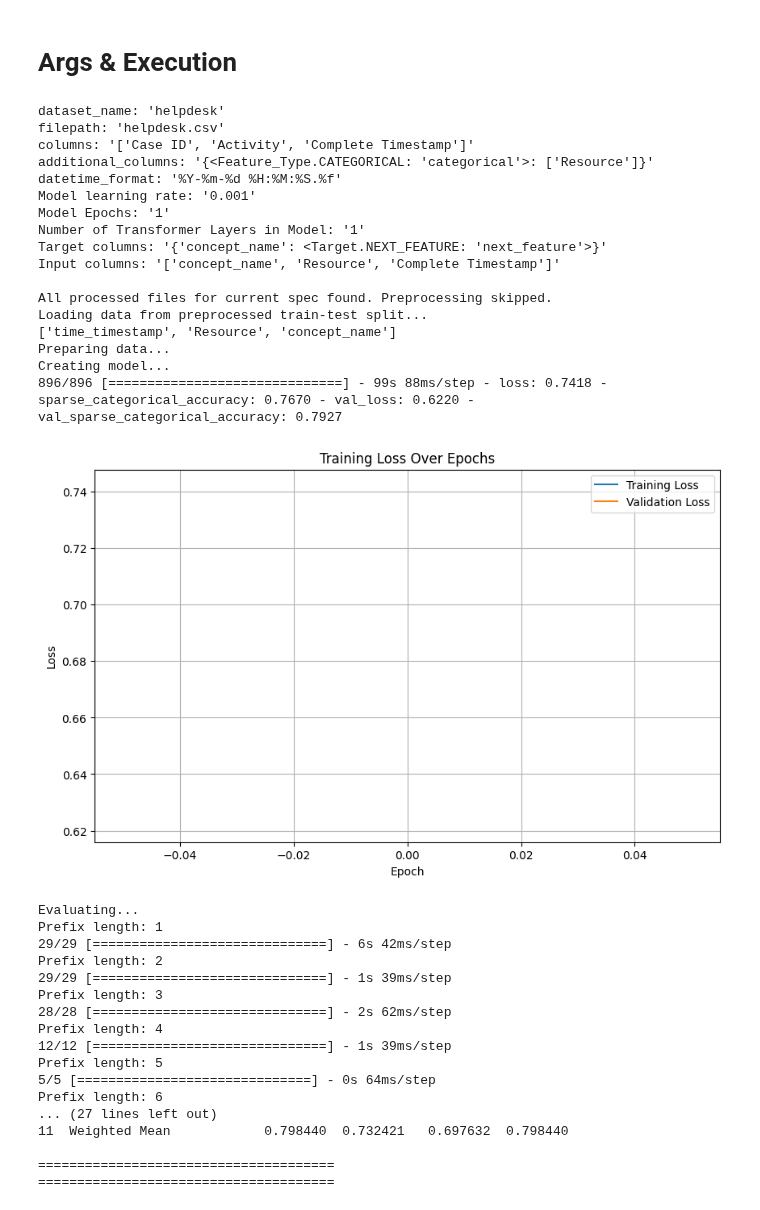
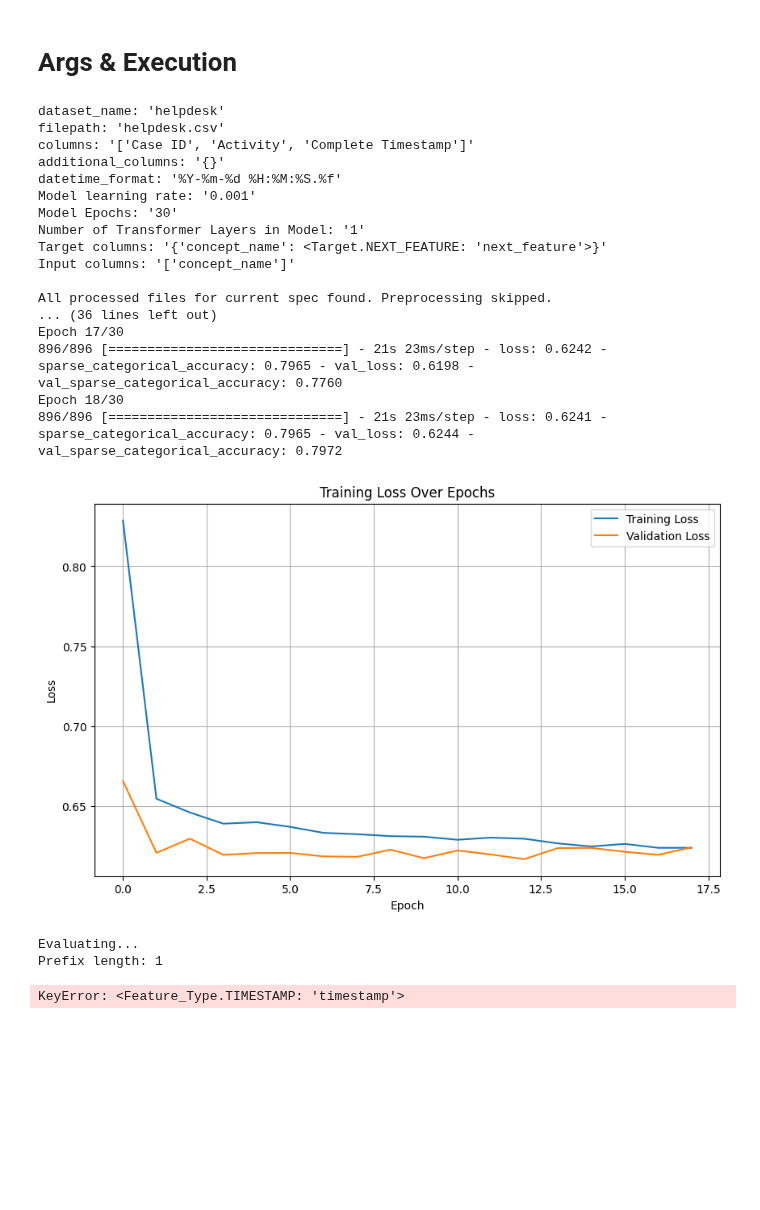
Before and after one commit to venividivincii/MasterThesis, a Jupyter notebook: MultiTaskTransformer/main.ipynb, the cells around one changed output. Cells and saved outputs as stored; diff of their text form; code cells hidden in the pictures; blank space fills up the shorter version.

```diff
--- a/MultiTaskTransformer/main.ipynb
+++ b/MultiTaskTransformer/main.ipynb
@@ -254,7 +254,7 @@ class pipeline:
         # EarlyStopping callback
         early_stopping = tf.keras.callbacks.EarlyStopping(
             monitor='val_loss',  # You can also monitor 'val_sparse_categorical_accuracy'
-            patience=3,  # Number of epochs with no improvement after which training will be stopped
+            patience=5,  # Number of epochs with no improvement after which training will be stopped
             restore_best_weights=True  # Restore model weights from the epoch with the best value of the monitored quantity
         )
 
@@ -273,7 +273,7 @@ class pipeline:
                                 val_token_dict_x_split,
                                 val_token_dict_y_split
                             ),
-                            epochs=self.model_epochs, batch_size=batch_size, shuffle=False,
+                            epochs=self.model_epochs, batch_size=batch_size, shuffle=True,
                             callbacks=[early_stopping, model_checkpoint_callback])
 
         # Plot training loss
@@ -316,7 +316,8 @@ class pipeline:
             test_data_subsets = {}
 
             for key, df in test_dfs.items():
-                if key in self.additional_columns[Feature_Type.TIMESTAMP]:
+                if ( Feature_Type.TIMESTAMP in self.additional_columns
+                    and key in self.additional_columns[Feature_Type.TIMESTAMP]):
                     prefix_str = f"{key}##Prefix Length"
                 else: prefix_str = "Prefix Length"
                 filtered_df = df[df[prefix_str] == i]
@@ -489,34 +490,35 @@ def test(args):
 # %% [markdown]
 # Args & Execution
 # %%
+args_helpdesk = {
+        "dataset_name": "helpdesk",
+        "filepath": "helpdesk.csv",
+        "columns": ["Case ID", "Activity", "Complete Timestamp"],
+        "additional_columns": {},
+        "datetime_format": "%Y-%m-%d %H:%M:%S.%f",
+        "model_learning_rate": 0.001,
+        "model_epochs": 30,
+        "model_num_layers": 1,
+        "target_columns": {"Activity": Target.NEXT_FEATURE},
+        "input_columns": ["Activity"],
+        "temporal_features": {Temporal_Feature.DAY_OF_WEEK: False, Temporal_Feature.HOUR_OF_DAY: False},
+        "model_architecture": Model_Architecture.COMMON_POSEMBS_TRANSF
+        }
+
 # args_helpdesk = {
 #         "dataset_name": "helpdesk",
 #         "filepath": "helpdesk.csv",
 #         "columns": ["Case ID", "Activity", "Complete Timestamp"],
-#         "additional_columns": {},
+#         "additional_columns": {Feature_Type.CATEGORICAL: ["Resource"]},
 #         "datetime_format": "%Y-%m-%d %H:%M:%S.%f",
 #         "model_learning_rate": 0.001,
-#         "model_epochs": 1,
+#         "model_epochs": 30,
 #         "model_num_layers": 1,
 #         "target_columns": {"Activity": Target.NEXT_FEATURE},
-#         "input_columns": ["Activity", "Complete Timestamp"],
-#         "temporal_features": {Temporal_Feature.DAY_OF_WEEK: False, Temporal_Feature.HOUR_OF_DAY: False}
+#         "input_columns": ["Activity", "Resource", "Complete Timestamp"],
+#         "temporal_features": {Temporal_Feature.DAY_OF_WEEK: False, Temporal_Feature.HOUR_OF_DAY: False},
+#         "model_architecture": Model_Architecture.COMMON_POSEMBS_TRANSF
 #         }
-
-args_helpdesk = {
-        "dataset_name": "helpdesk",
-        "filepath": "helpdesk.csv",
-        "columns": ["Case ID", "Activity", "Complete Timestamp"],
-        "additional_columns": {Feature_Type.CATEGORICAL: ["Resource"]},
-        "datetime_format": "%Y-%m-%d %H:%M:%S.%f",
-        "model_learning_rate": 0.001,
-        "model_epochs": 1,
-        "model_num_layers": 1,
-        "target_columns": {"Activity": Target.NEXT_FEATURE},
-        "input_columns": ["Activity", "Resource", "Complete Timestamp"],
-        "temporal_features": {Temporal_Feature.DAY_OF_WEEK: True, Temporal_Feature.HOUR_OF_DAY: True},
-        "model_architecture": Model_Architecture.SEPERATE_TRANSF
-        }
 
 # args_helpdesk = {
 #         "dataset_name": "helpdesk",
@@ -570,59 +572,45 @@ args_bpi_2013 = {
         "model_num_layers": 1,
         "target_columns": {"concept:name": Target.NEXT_FEATURE},
         "input_columns": ["concept:name", "org:resource"]
         }
 
 args_bpi_2015_1 = {
         "dataset_name": "bpi_2015_1",
         "filepath": "BPIC15_1.xes",
         "columns": ["case:concept:name", "concept:name", "time:timestamp"],
         "additional_columns": {Feature_Type.CATEGORICAL: ["org:resource"]},
         "datetime_format": "%Y-%m-%d %H:%M:%S%z",
         "model_learning_rate": 0.001,
         "model_epochs": 2,
         "model_num_layers": 1,
         "target_columns": {"concept_name": Target.NEXT_FEATURE},
         "input_columns": ["concept_name", "org_resource"]
         }
 
 
 run(args_helpdesk)
 # %% [output]
 dataset_name: 'helpdesk'
 filepath: 'helpdesk.csv'
 columns: '['Case ID', 'Activity', 'Complete Timestamp']'
-additional_columns: '{<Feature_Type.CATEGORICAL: 'categorical'>: ['Resource']}'
+additional_columns: '{}'
 datetime_format: '%Y-%m-%d %H:%M:%S.%f'
 Model learning rate: '0.001'
-Model Epochs: '1'
+Model Epochs: '30'
 Number of Transformer Layers in Model: '1'
 Target columns: '{'concept_name': <Target.NEXT_FEATURE: 'next_feature'>}'
-Input columns: '['concept_name', 'Resource', 'Complete Timestamp']'
+Input columns: '['concept_name']'
 
 All processed files for current spec found. Preprocessing skipped.
-Loading data from preprocessed train-test split...
-['time_timestamp', 'Resource', 'concept_name']
-Preparing data...
-Creating model...
-896/896 [==============================] - 99s 88ms/step - loss: 0.7418 - sparse_categorical_accuracy: 0.7670 - val_loss: 0.6220 - val_sparse_categorical_accuracy: 0.7927
+... (36 lines left out)
+Epoch 17/30
+896/896 [==============================] - 21s 23ms/step - loss: 0.6242 - sparse_categorical_accuracy: 0.7965 - val_loss: 0.6198 - val_sparse_categorical_accuracy: 0.7760
+Epoch 18/30
+896/896 [==============================] - 21s 23ms/step - loss: 0.6241 - sparse_categorical_accuracy: 0.7965 - val_loss: 0.6244 - val_sparse_categorical_accuracy: 0.7972
-[figure, old version]
+[figure, new version]
 Evaluating...
 Prefix length: 1
-29/29 [==============================] - 6s 42ms/step
-Prefix length: 2
-29/29 [==============================] - 1s 39ms/step
-Prefix length: 3
-28/28 [==============================] - 2s 62ms/step
-Prefix length: 4
-12/12 [==============================] - 1s 39ms/step
-Prefix length: 5
-5/5 [==============================] - 0s 64ms/step
-Prefix length: 6
-... (27 lines left out)
-11  Weighted Mean            0.798440  0.732421   0.697632  0.798440
-
-======================================
-======================================
+KeyError: <Feature_Type.TIMESTAMP: 'timestamp'>
 # %%
 # # change settings and run again
 
```
Also changed, not shown: 1 other file.
